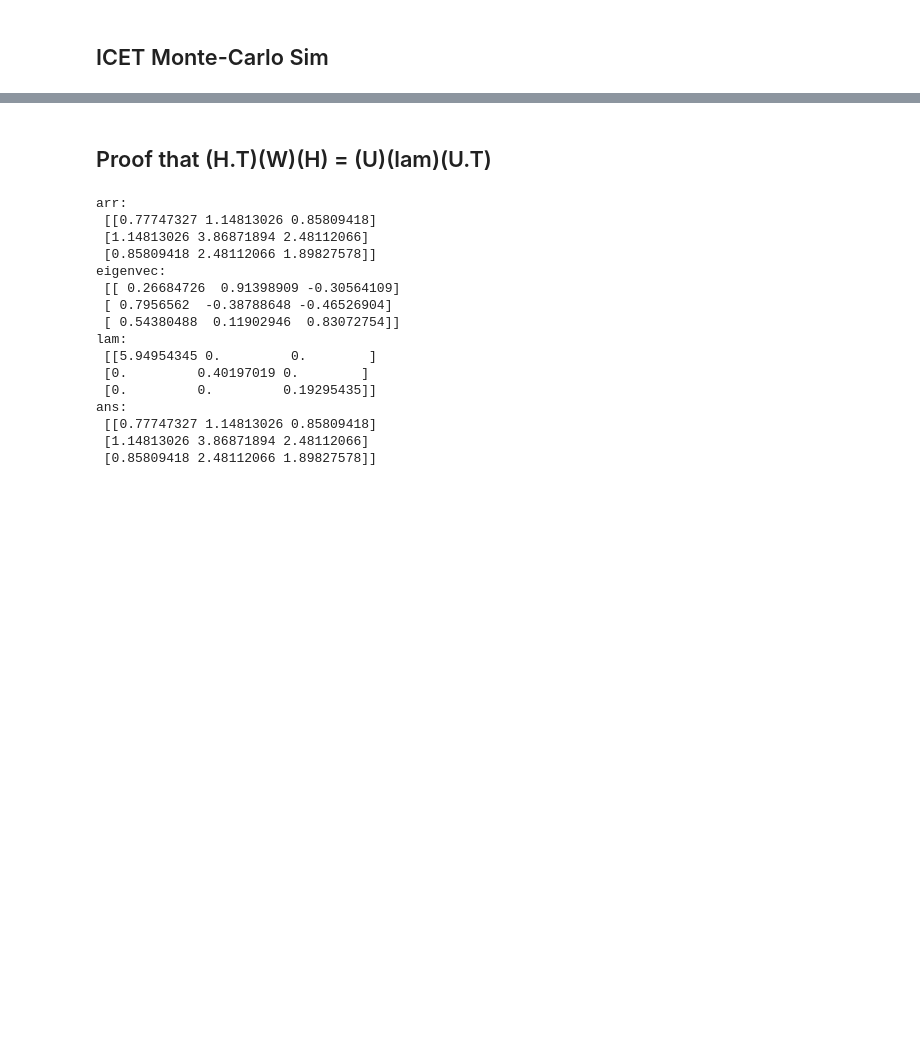
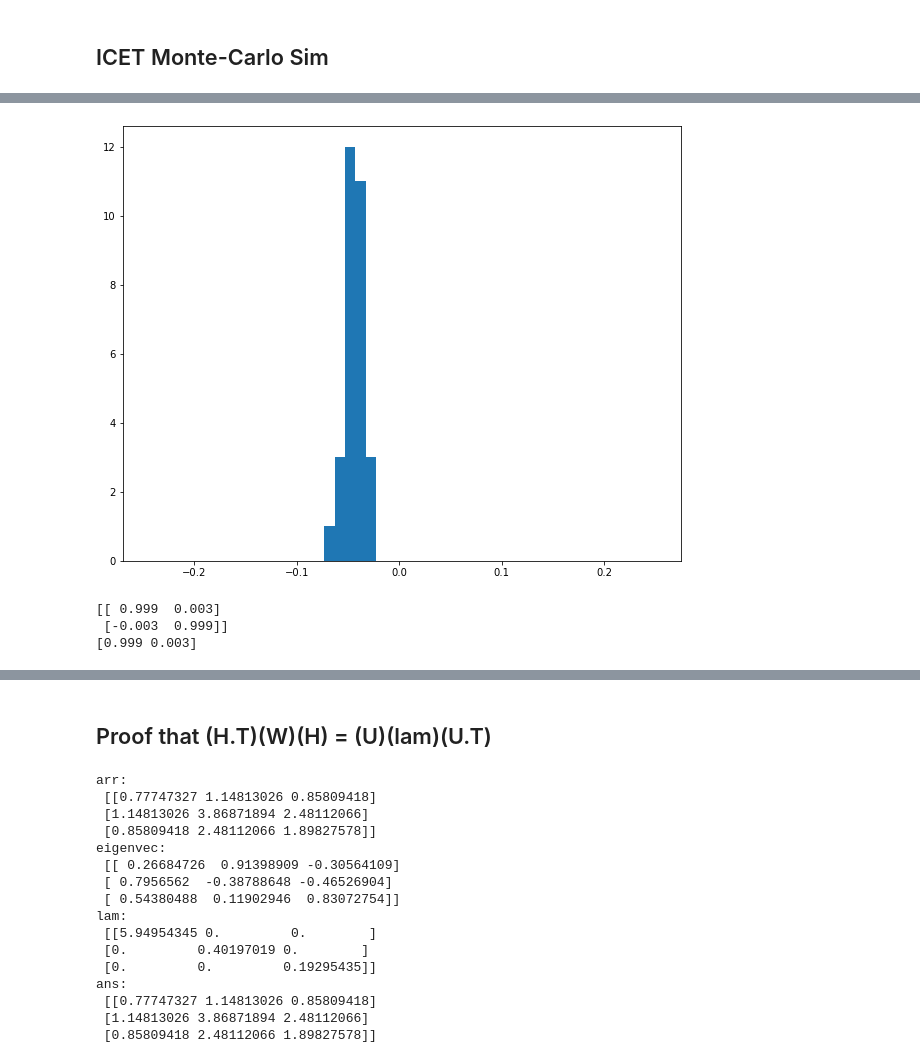
Before and after one commit to mcdermatt/ASAR, a Jupyter notebook: v1/train_network.ipynb, the cells around one changed output, grey strips where cells are left out. Cells and saved outputs as stored; diff of their text form; code cells hidden in the pictures; blank space fills up the shorter version.

```diff
--- a/v1/train_network.ipynb
+++ b/v1/train_network.ipynb
@@ -830,0 +832,25 @@ print(B.dot(A))
+# %%
+fig13 = plt.figure()
+ax13 = fig13.add_subplot()
+# ax13.set_aspect('equal')
+# print(ICET_estimated_errors)
+# bins = [-0.1, -0.05, 0, 0.05, 0.1]
+bins = np.linspace(1,100,50)/200 - 0.25;
+ax13.hist(ICET_errors[:,2],bins=bins);
+# %% [output]
+[figure, added]
+# %%
+A = np.identity(2)
+A[0,0] = 0.999
+A[1,1] = 0.999
+A[1,0] = -0.003
+A[0,1] = 0.003
+print(A)
+# print(np.linalg.pinv(A))
+# print(A.T)
+B = np.array([1,0])
+print(B.dot(A))
+# %% [output]
+[[ 0.999  0.003]
+ [-0.003  0.999]]
+[0.999 0.003]
```
Also changed, not shown: parts of 19 cells of this notebook, 2 other files.
